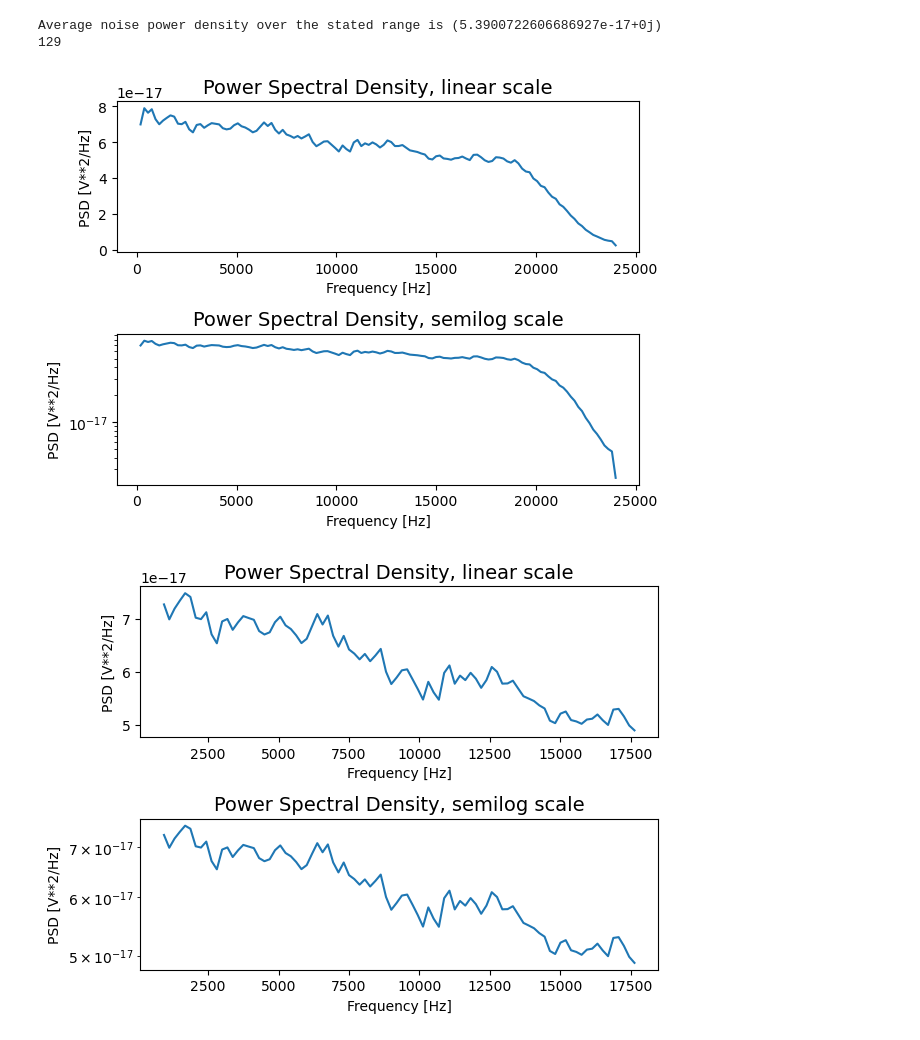
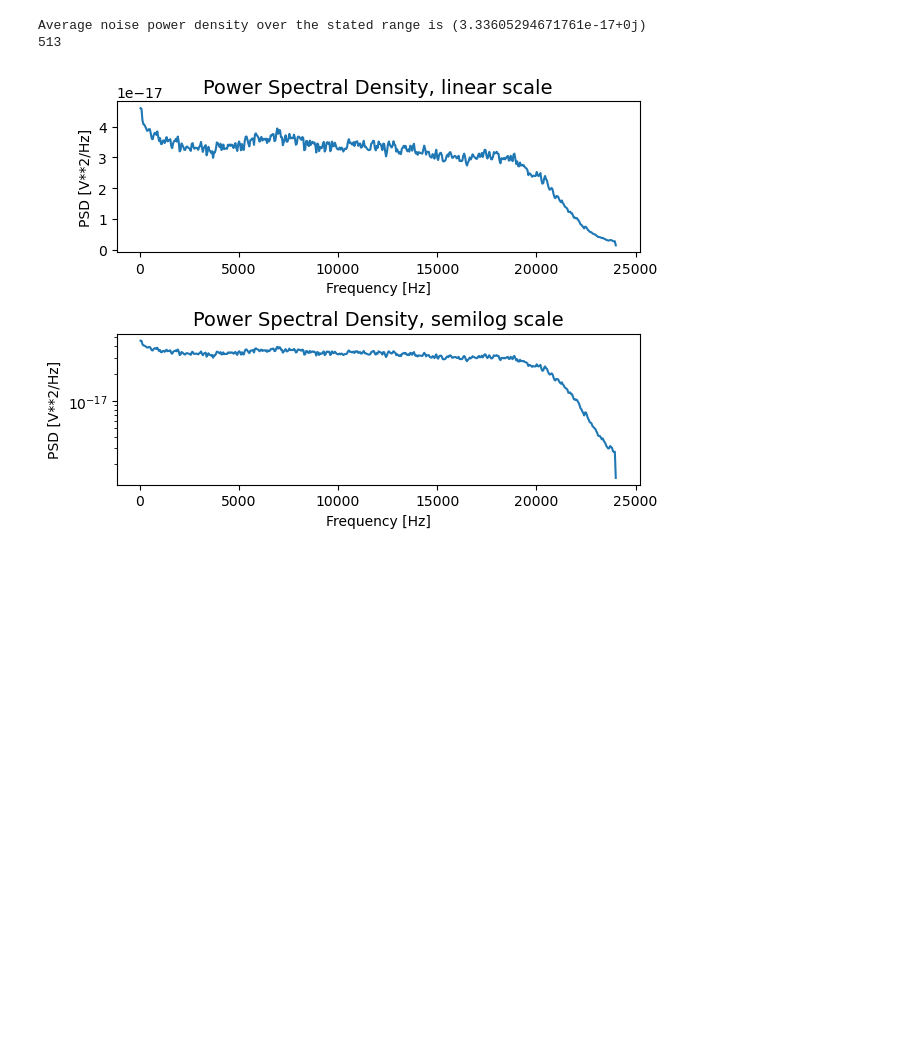
Before and after one commit to loganmachale/PHYS-309, a Jupyter notebook: JN.ipynb, the cells around one changed output. Saved outputs shown, nothing was run; the diff lists cells and outputs as text; code cells hidden in the pictures; blank space fills up the shorter version.

```diff
--- a/JN.ipynb
+++ b/JN.ipynb
@@ -142,22 +144,24 @@ def piece_func(x):
 
     for i in x:
         if i < 10:
-            y = np.append(y, fourier_series(i, a0, an, bn, T))
+            y = np.append(y, fourier_series(i, a0, an, bn, T) - 11)
         elif i < 56:
             y = np.append(y, mod_fourier_series(i, *params))
         elif i < 70:
             y = np.append(y, mod_fourier_series(i, *params) * 2.3 - 2840)
         elif i < 1000:
             y = np.append(y, fourier_series(i, a0, an, bn, T))
+        elif i < 2500:
+            y = np.append(y, amplification(c_amp(i)))
         elif i < 4000:
-            y = np.append(y, amplification(c_amp(i)))
-        elif i < 40000:
-            y = np.append(y, mod_fourier_series(i, *params))
+            y = np.append(y, amplification(c_amp(i)) * 1.2 - 440)
+        elif i < 20000:
+            y = np.append(y, mod_fourier_series(i, *params) + 10)
         else:
-            y = np.append(y, fourier_series(i, a0, an, bn, T) * 1.7 + 30)
+            y = np.append(y, amplification(c_amp(i))*0.9 - 30)
     return y
 # %%
-time,data = importWAV('JN_Circ0.wav')
+time,data = importWAV('1k_Ohm.wav')
 
 v_data = {'left': [], 'right': []}
 
@@ -166,9 +170,10 @@ v_data['right'] = data['right'] / 8.695
 
 plt.figure()
 plt.plot(time, v_data['left'], label='left')
+plt.plot(time, v_data['right'], label='right')
 plt.xlabel('Time (s)')
 plt.ylabel('Voltage (V)')
-plt.xlim(0,0.001)
+plt.xlim(0,0.002)
 plt.title('Amplified noise from resistor at room temp.')
 
 plt.legend()
@@ -182,56 +187,44 @@ plt.legend()
 fs = 48000
 
 #f, Pxx_den = signal.periodogram(v_data['right'], fs, 'flattop', scaling='density')
-f, Pxx_den = signal.welch(v_data['left'], fs, nperseg=256)
+rf, rPxx_den = signal.welch(v_data['right'], fs, nperseg=1024)
+lf, lPxx_den = signal.welch(v_data['left'], fs, nperseg=1024)
 
-Pxx_den = Pxx_den / amplification(c_amp(f)) ** 2
+rPxx_den = rPxx_den / piece_func(rf) ** 2
+lPxx_den = lPxx_den / piece_func(lf) ** 2
 
 # maxloc = np.argmax(Pxx_den)
 # print("Max is at point number",maxloc)
 
 # rng=20
 # peaksum = sum(Pxx_den[(maxloc-rng):(maxloc+rng)])
 # print("Sum of PSD within rng points of peak is",peaksum)
 
 # binsize = f[1]-f[0]
 # print("Bin size is",binsize)
 
 # sinepower = peaksum*binsize
 # print("Total power with rng points of peak is",sinepower)
 
-noisepowerden = np.average(Pxx_den[5:125]) # Make sure this does not include elements beyond the length of Pxx_den
+noisepowerden = np.average(rPxx_den[5:400]) # Make sure this does not include elements beyond the length of Pxx_den
 print("Average noise power density over the stated range is", noisepowerden)
-print(len(Pxx_den))
+print(len(rPxx_den))
 
 fig1, (ax1, ax2) = plt.subplots(2)
 
 ax1.set_xlabel('Frequency [Hz]', fontsize=10)
 ax1.set_ylabel('PSD [V**2/Hz]', fontsize=10)
 ax1.set_title('Power Spectral Density, linear scale', fontsize=14)
 ax2.set_xlabel('Frequency [Hz]', fontsize=10)
 ax2.set_ylabel('PSD [V**2/Hz]', fontsize=10)
 ax2.set_title('Power Spectral Density, semilog scale', fontsize=14)
-ax1.plot(f, Pxx_den)
-ax2.semilogy(f, Pxx_den)
+ax1.plot(rf, rPxx_den)
+ax2.semilogy(rf, rPxx_den)
 fig1.tight_layout()
-
-
-fig2, (ax1, ax2) = plt.subplots(2)
-
-ax1.set_xlabel('Frequency [Hz]', fontsize=10)
-ax1.set_ylabel('PSD [V**2/Hz]', fontsize=10)
-ax1.set_title('Power Spectral Density, linear scale', fontsize=14)
-ax2.set_xlabel('Frequency [Hz]', fontsize=10)
-ax2.set_ylabel('PSD [V**2/Hz]', fontsize=10)
-ax2.set_title('Power Spectral Density, semilog scale', fontsize=14)
-ax1.plot(f[5: 95], Pxx_den[5: 95])
-ax2.semilogy(f[5: 95], Pxx_den[5: 95])
-fig2.tight_layout()
 # %% [output]
-Average noise power density over the stated range is (5.3900722606686927e-17+0j)
-129
+Average noise power density over the stated range is (3.33605294671761e-17+0j)
+513
-[figure, old version]
+[figure, new version]
-[figure, removed]
 # %%
 R_18 = 17.962
 R_56 = 56.217
```
Also changed, not shown: parts of 3 cells of this notebook, 3 other files.
